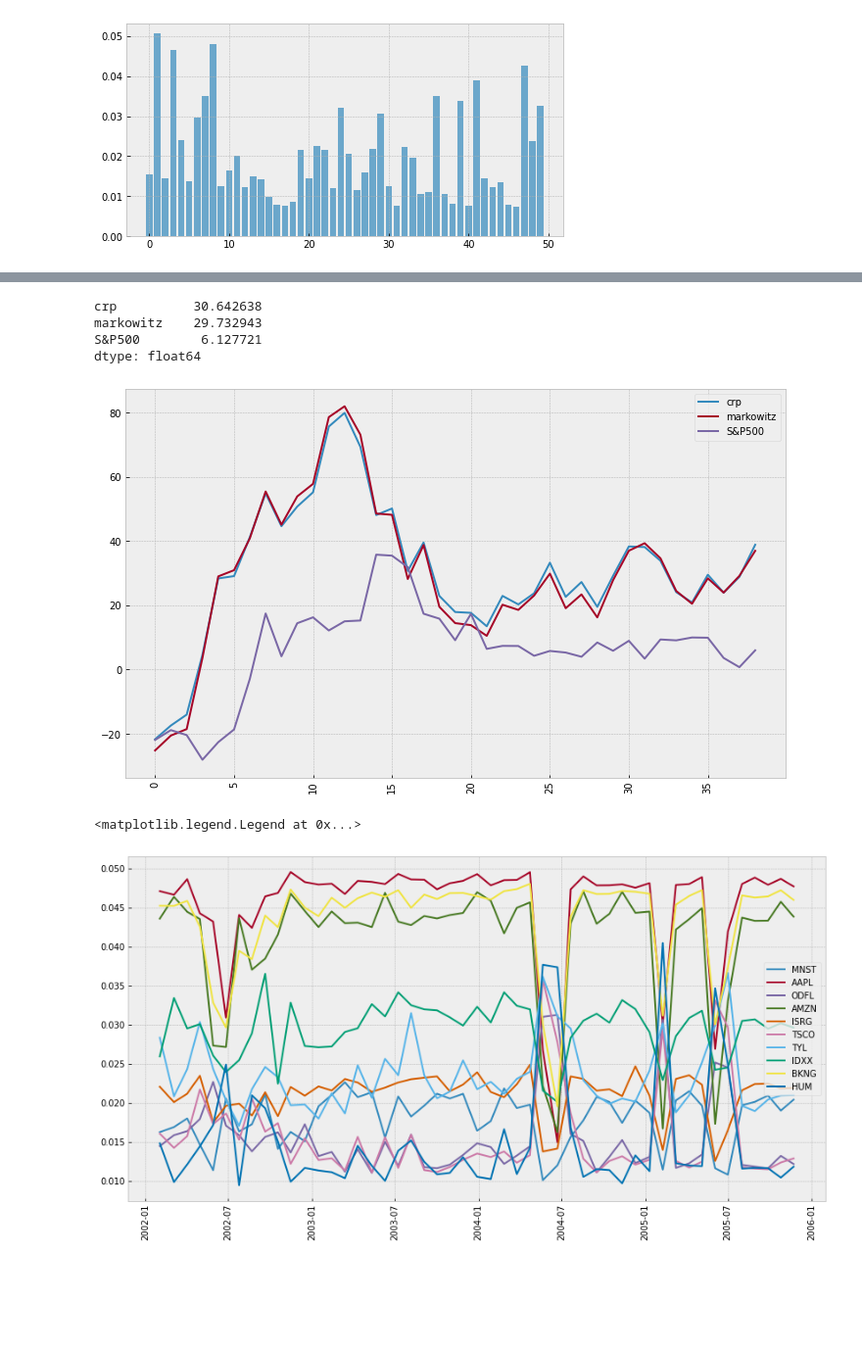
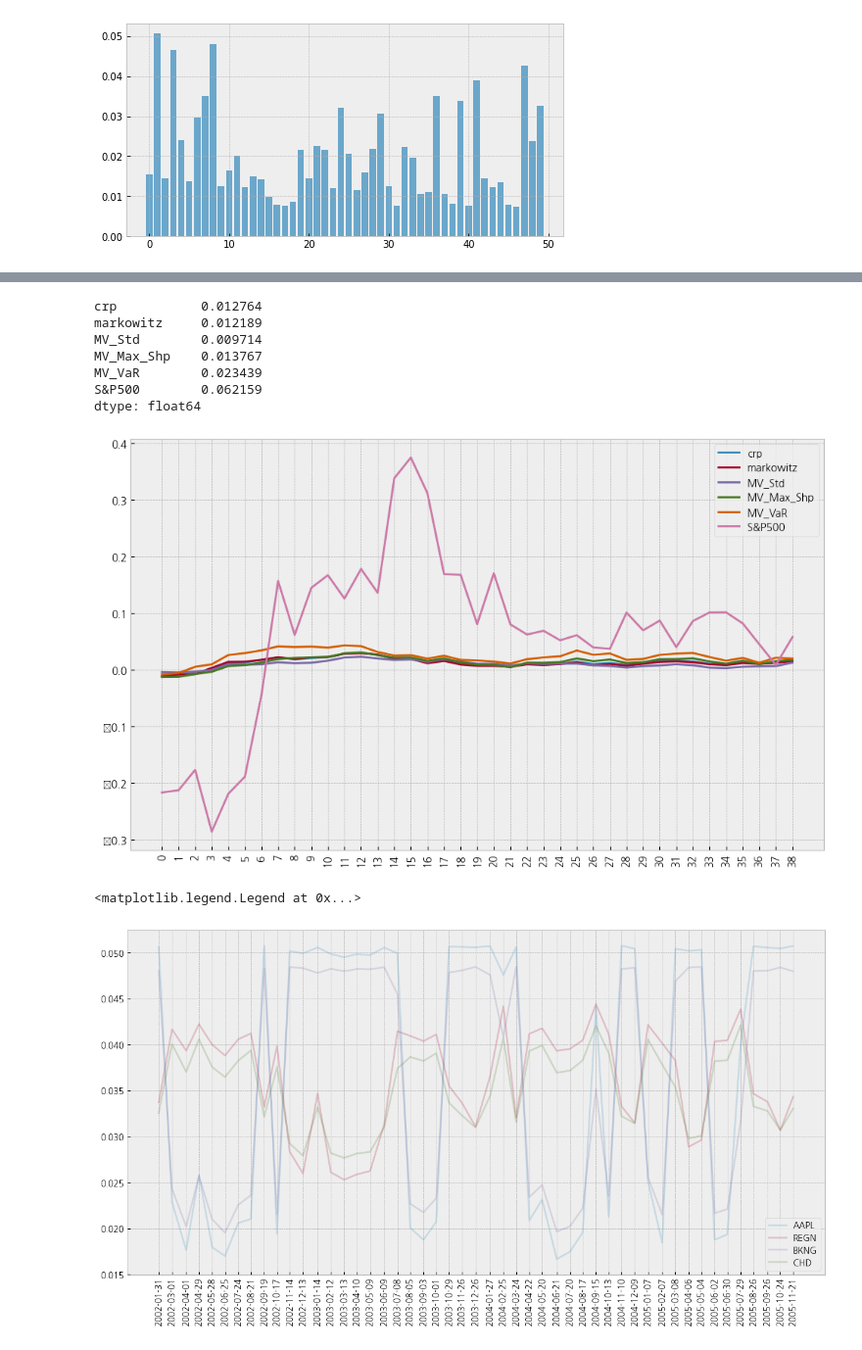
Before and after one commit to ChoiInYeol/Finance-Data-Analysis-Project, a Jupyter notebook: 4. Cross-Validation.ipynb, the cells around one changed output, grey strips where cells are left out. Shown at 98% size. Drawn from its saved outputs; the diff is of its cells as text; code cells hidden in the pictures; blank space fills up the shorter version.

```diff
--- a/4. Cross-Validation.ipynb
+++ b/4. Cross-Validation.ipynb
@@ -14,11 +14,11 @@ import pandas as pd
 from datetime import timedelta
 from sklearn.preprocessing import RobustScaler
 from scipy.optimize import minimize
+from scipy import stats
 plt.style.use("bmh")
 
 # Technical Analysis library
 import FinanceDataReader as fdr
-#import ta
 
 # Neural Network library
 import tensorflow as tf
@@ -32,6 +32,11 @@ from sklearn.utils import shuffle
 from keras.callbacks import EarlyStopping
 from keras.regularizers import l2
 from tensorflow.python.keras.models import load_model
+
+# 한글 폰트 사용을 위해서 세팅
+from matplotlib import font_manager, rc
+plt.rc('font', family='NanumGothic') # For Windows
+%matplotlib inline
 # %%
 def get_environment():
     try:
@@ -220,3 +225,26 @@ Total params: 32,690
 Trainable params: 32,690
 Non-trainable params: 0
 _________________________________________________________________
+# %%
+anual_perf = []
+
+for i in range(len(perf_df) - 11):
+    anual_perf.append(((perf_df.iloc[i+11] - perf_df.iloc[i]) / perf_df.iloc[i]))
+
+anual_perf_df = pd.DataFrame(anual_perf)
+plt.figure(figsize=(10, 6))
+plt.plot(anual_perf_df)
+plt.tight_layout()
+#plt.scatter(perf_df.index, perf_df['crp'])
+#plt.scatter(perf_df.index, perf_df['markowitz'])
+#plt.scatter(perf_df.index, perf_df['S&P500'])
+plt.xticks(rotation=90)
+plt.legend(anual_perf_df)
+print(anual_perf_df.mean())
+
+w_ratio = pd.DataFrame(w_history, columns=test.columns, index=perf_df.index[1:])
+plt.figure(figsize=(12, 6))
+plt.plot(w_ratio.iloc[:, :10])
+plt.tight_layout()
+plt.xticks(rotation=90)
+plt.legend(w_ratio.columns[:10])
@@ -236,7 +419,7 @@ plt.legend(perf_df)
 anual_perf = []
 
 for i in range(len(perf_df) - 11):
-    anual_perf.append(((perf_df.iloc[i+11] - perf_df.iloc[i]) / perf_df.iloc[i]) * 100)
+    anual_perf.append(((perf_df.iloc[i+11] - perf_df.iloc[i]) / perf_df.iloc[i]))
 
 anual_perf_df = pd.DataFrame(anual_perf)
 plt.figure(figsize=(10, 6))
@@ -245,22 +428,26 @@ plt.tight_layout()
 #plt.scatter(perf_df.index, perf_df['crp'])
 #plt.scatter(perf_df.index, perf_df['markowitz'])
 #plt.scatter(perf_df.index, perf_df['S&P500'])
-plt.xticks(rotation=90)
+plt.xticks(anual_perf_df.index, rotation=90)
 plt.legend(anual_perf_df)
 print(anual_perf_df.mean())
 # %% [output]
-crp          30.642638
-markowitz    29.732943
-S&P500        6.127721
+crp           0.012764
+markowitz     0.012189
+MV_Std        0.009714
+MV_Max_Shp    0.013767
+MV_VaR        0.023439
+S&P500        0.062159
 dtype: float64
-[figure, old version]
+[figure, new version]
 # %%
 w_ratio = pd.DataFrame(w_history, columns=test.columns, index=perf_df.index[1:])
+w_ratio = w_ratio[w_ratio.sum().sort_values(ascending=False).index]
 plt.figure(figsize=(12, 6))
-plt.plot(w_ratio.iloc[:, :10])
+plt.plot(w_ratio.iloc[:, :4], alpha=0.2)
 plt.tight_layout()
-plt.xticks(rotation=90)
-plt.legend(w_ratio.columns[:10])
+plt.xticks(w_ratio.index, rotation=90)
+plt.legend(w_ratio.columns)
 # %% [output]
 <matplotlib.legend.Legend at 0x...>
-[figure, old version]
+[figure, new version]
```
Also changed, not shown: parts of 20 cells of this notebook.
